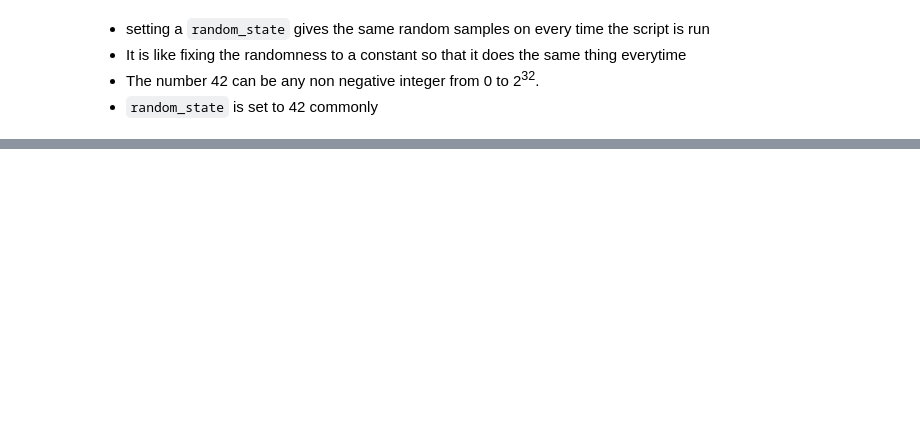
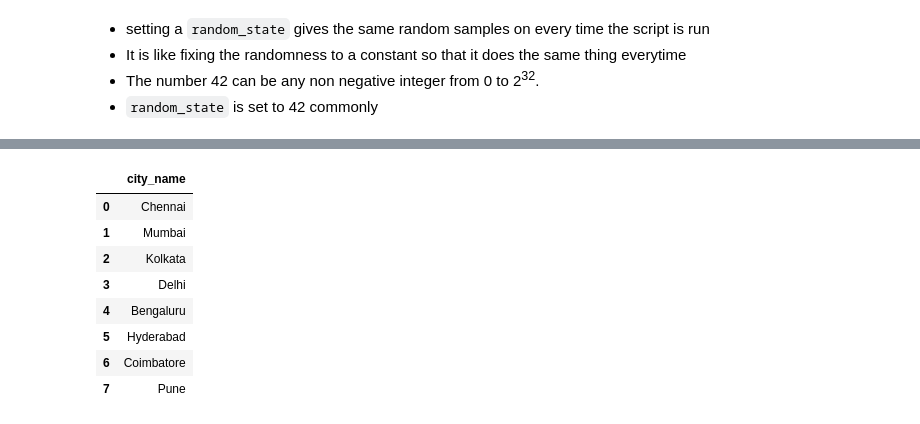
Before and after one commit to arjunpvm/mlp, a Jupyter notebook: week1/introduction_to_pandas.ipynb, the cells around one changed output, grey strips where cells are left out. Saved outputs shown, nothing was run; the diff lists cells and outputs as text; code cells hidden in the pictures; blank space fills up the shorter version.

```diff
--- a/week1/introduction_to_pandas.ipynb
+++ b/week1/introduction_to_pandas.ipynb
@@ -985,0 +1004,13 @@ df_copy.sample(3, replace=True) # allows multiple occurences of same row. Try ru
+# %%
+cities_df.columns = ["city_name"]
+cities_df
+# %% [output]
+|  | city_name |
+| 0 | Chennai |
+| 1 | Mumbai |
+| 2 | Kolkata |
+| 3 | Delhi |
+| 4 | Bengaluru |
+| 5 | Hyderabad |
+| 6 | Coimbatore |
+| 7 | Pune |
```
Also changed, not shown: parts of 60 cells of this notebook.
